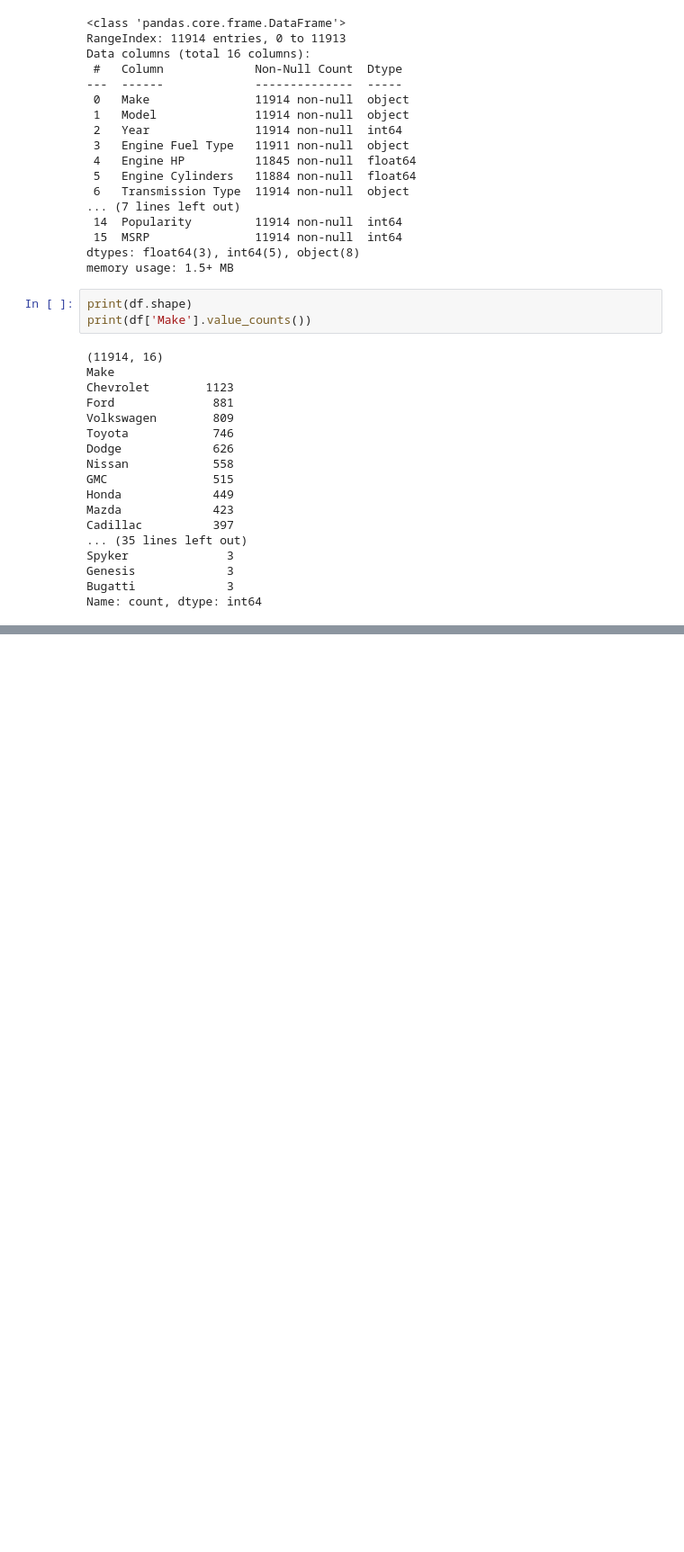
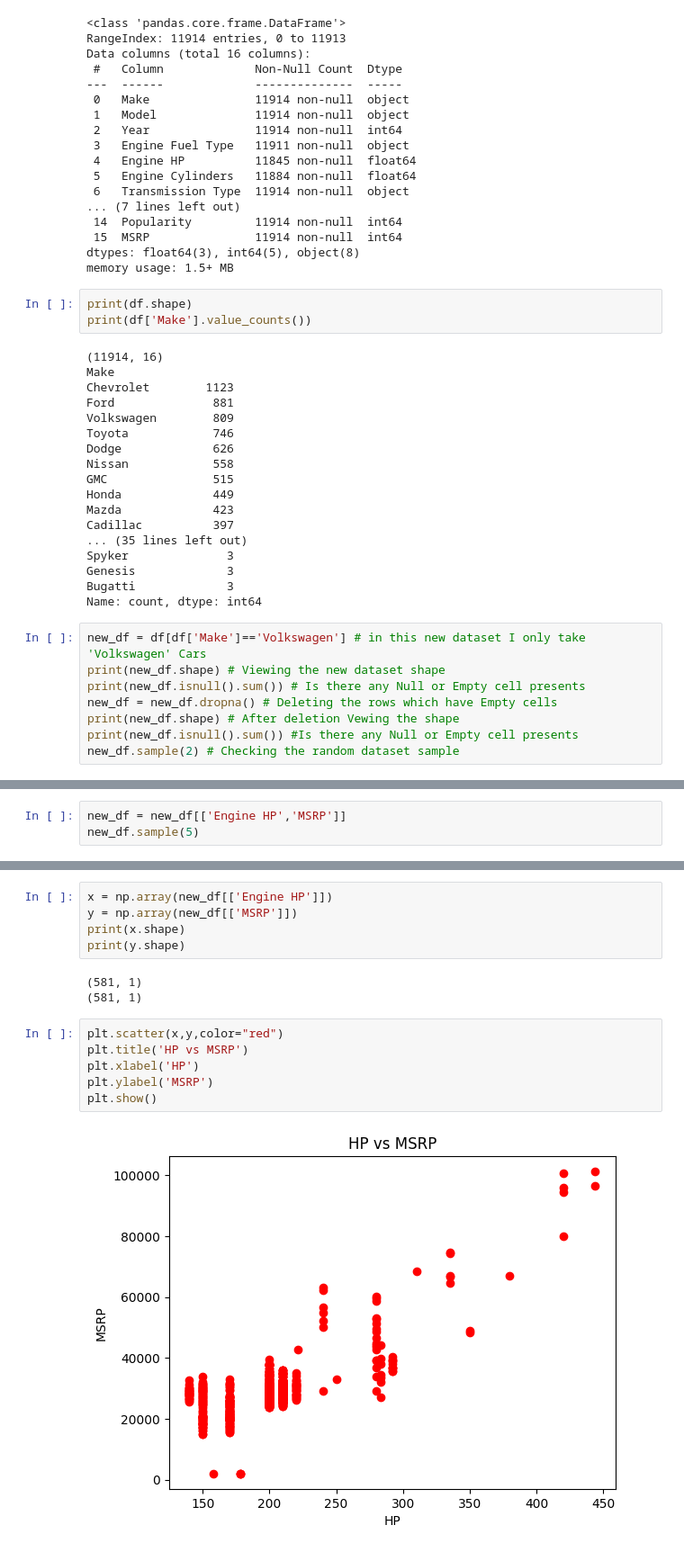
Before and after one commit to ksuwa55/ml-env, a Jupyter notebook: 01_LinearRegression/CarFeaturesAndMSRP.ipynb, the cells around one changed output, grey strips where cells are left out. Shown at 90% size. Cells and saved outputs as stored; diff of their text form; blank space fills up the shorter version.

Commit message:
perform linear regression using car price dataset

```diff
--- a/01_LinearRegression/CarFeaturesAndMSRP.ipynb
+++ b/01_LinearRegression/CarFeaturesAndMSRP.ipynb
@@ -60,3 +60,11 @@ Spyker              3
 Genesis             3
 Bugatti             3
 Name: count, dtype: int64
+# %%
+new_df = df[df['Make']=='Volkswagen'] # in this new dataset I only take 'Volkswagen' Cars
+print(new_df.shape) # Viewing the new dataset shape
+print(new_df.isnull().sum()) # Is there any Null or Empty cell presents
+new_df = new_df.dropna() # Deleting the rows which have Empty cells
+print(new_df.shape) # After deletion Vewing the shape
+print(new_df.isnull().sum()) #Is there any Null or Empty cell presents
+new_df.sample(2) # Checking the random dataset sample
@@ -62,0 +92,3 @@ Name: count, dtype: int64
+# %%
+new_df = new_df[['Engine HP','MSRP']]
+new_df.sample(5)
@@ -62,0 +102,16 @@ Name: count, dtype: int64
+# %%
+x = np.array(new_df[['Engine HP']])
+y = np.array(new_df[['MSRP']])
+print(x.shape)
+print(y.shape)
+# %% [output]
+(581, 1)
+(581, 1)
+# %%
+plt.scatter(x,y,color="red")
+plt.title('HP vs MSRP')
+plt.xlabel('HP')
+plt.ylabel('MSRP')
+plt.show()
+# %% [output]
+[figure, added]
```
Also changed, not shown: parts of 7 cells of this notebook.
